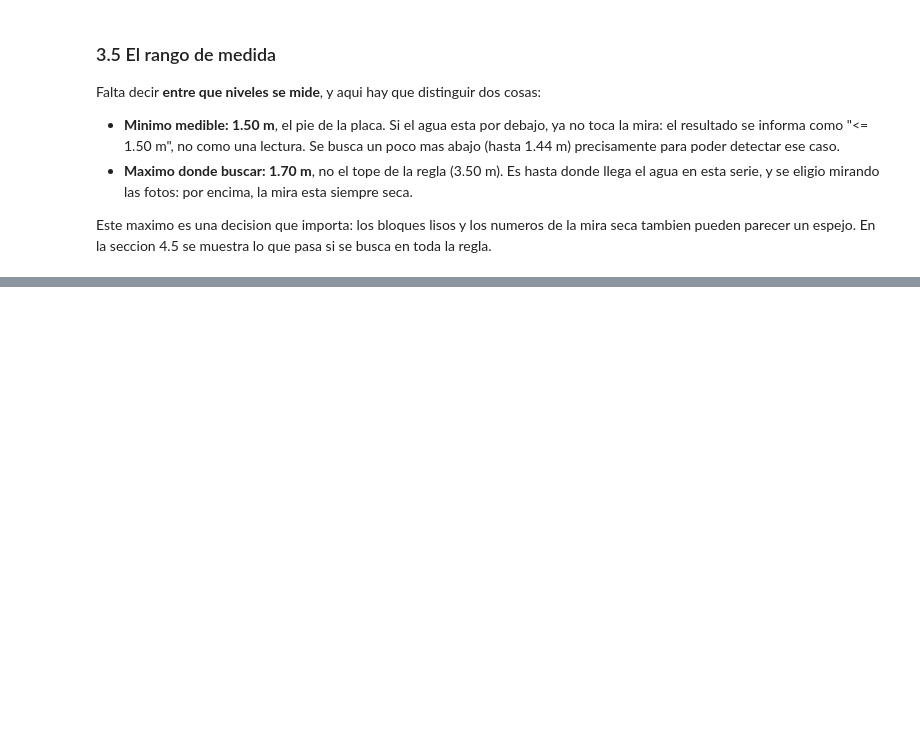
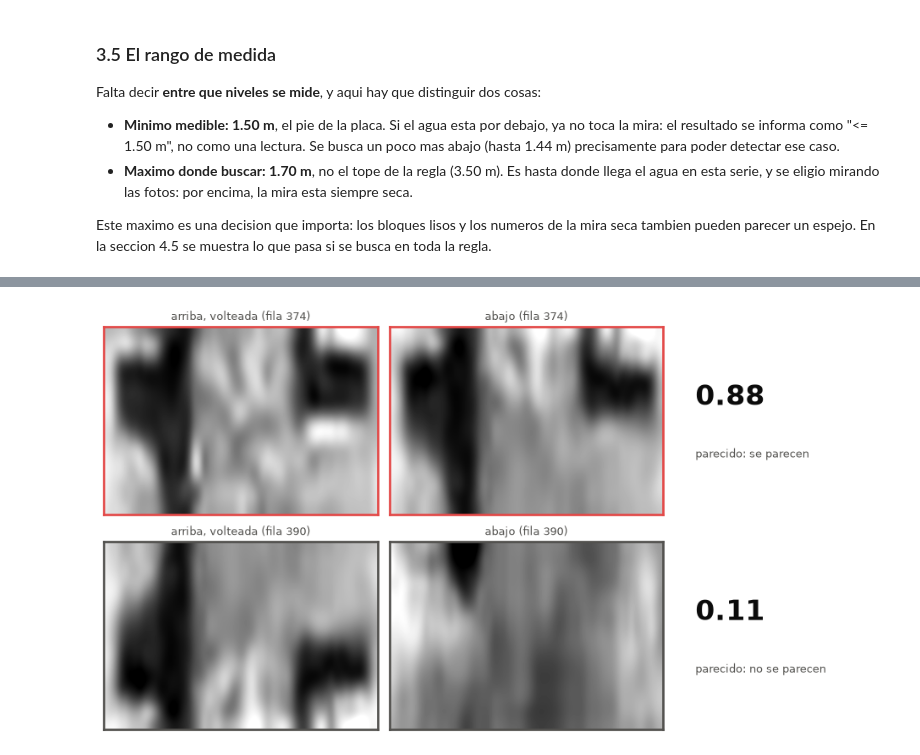
Before and after one commit to SCaballero427/medicion-de-nivel-en-canales-abiertos, a Jupyter notebook: 01_meguro_algoritmo_basico/01_meguro_algoritmo_basico.ipynb, the cells around one changed output, grey strips where cells are left out. Drawn from its saved outputs; the diff is of its cells as text; code cells hidden in the pictures; blank space fills up the shorter version.

```diff
--- a/01_meguro_algoritmo_basico/01_meguro_algoritmo_basico.ipynb
+++ b/01_meguro_algoritmo_basico/01_meguro_algoritmo_basico.ipynb
@@ -439,0 +486,27 @@ NIVEL_MIN_BUSQUEDA = 144.0    # >>> AJUSTABLE <<< cm: se busca algo por debajo d
+# %%
+def ncc(a, b):
+    a = a - a.mean()
+    b = b - b.mean()
+    return float((a * b).sum() / np.sqrt((a * a).sum() * (b * b).sum() + 1e-9))
+
+
+def ventanas(R, y, h=H, cols=COLUMNAS):
+    # arriba volteada y abajo, listas para comparar
+    return R[y - h:y, cols[0]:cols[1]][::-1], R[y:y + h, cols[0]:cols[1]]
+
+
+R = T.enderezar(gris(img))
+fig, ax = plt.subplots(2, 3, figsize=(10.5, 5.8), gridspec_kw={"width_ratios": [1, 1, 0.75]})
+for i, (fila, col, texto) in enumerate([(FILA_BUENA, ROJO, "se parecen"), (FILA_MALA, TINTA2, "no se parecen")]):
+    arriba, abajo = ventanas(R, fila)
+    for j, (v, nom) in enumerate([(arriba, "arriba, volteada"), (abajo, "abajo")]):
+        ax[i, j].imshow(v, cmap="gray", aspect="auto", interpolation="bicubic", vmin=np.percentile(v, 1), vmax=np.percentile(v, 99))
+        ax[i, j].set_xticks([]); ax[i, j].set_yticks([]); ax[i, j].set_title("%s (fila %d)" % (nom, fila), fontsize=10, color=TINTA2)
+        for sp in ax[i, j].spines.values():
+            sp.set_visible(True); sp.set_color(col); sp.set_linewidth(2.2)
+    ax[i, 2].axis("off")
+    ax[i, 2].text(0.1, 0.62, "%.2f" % ncc(arriba, abajo), fontsize=26, fontweight="bold", color=TINTA, va="center", transform=ax[i, 2].transAxes)
+    ax[i, 2].text(0.1, 0.32, "parecido: %s" % texto, fontsize=10.5, color=TINTA2, va="center", transform=ax[i, 2].transAxes)
+plt.tight_layout()
+# %% [output]
+[figure, added]
```
Also changed, not shown: parts of 3 cells of this notebook.
